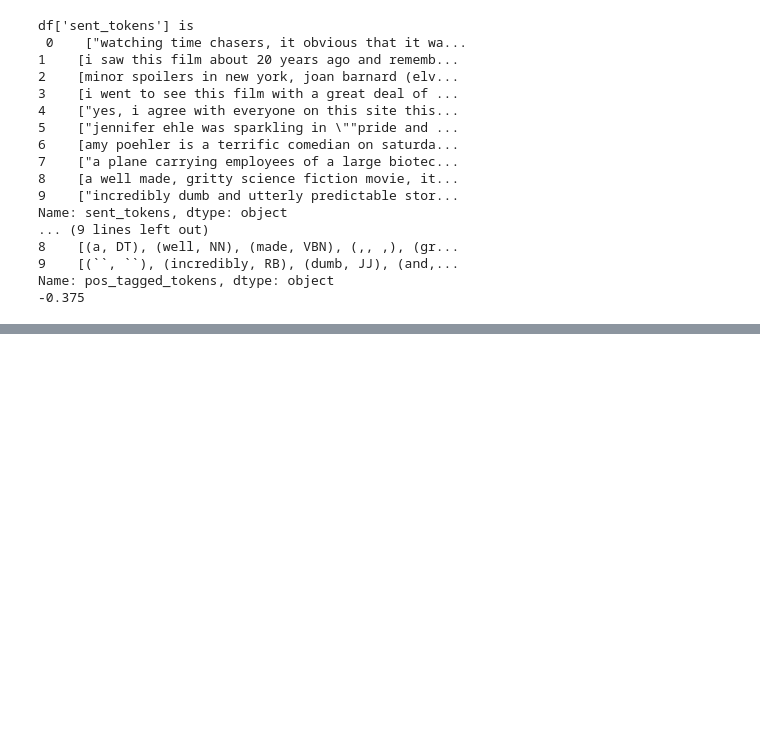
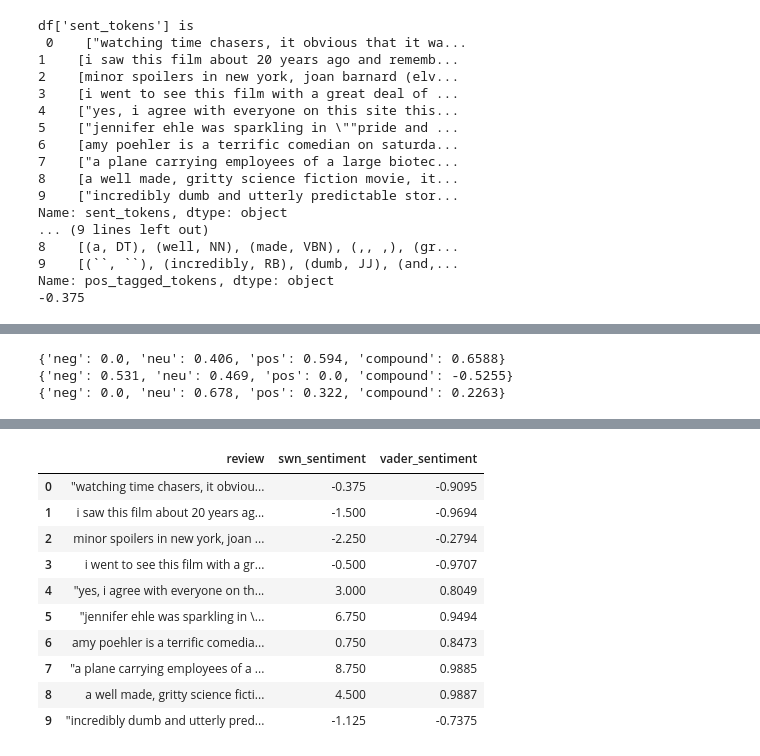
Before and after one commit to magnetclip/nlp, a Jupyter notebook: codeitnlp.ipynb, the cells around one changed output, grey strips where cells are left out. Drawn from its saved outputs; the diff is of its cells as text; code cells hidden in the pictures; blank space fills up the shorter version.

Commit message:
Proceed ch05, lesson09 Vader (Sentiment Intensity Analyzer) practice in codeitnlp.ipynb

```diff
--- a/codeitnlp.ipynb
+++ b/codeitnlp.ipynb
@@ -30,6 +30,10 @@ from nltk.corpus import stopwords
 nltk.download('stopwords')
 nltk.download('sentiwordnet')
 from nltk.corpus import sentiwordnet as swn
+#
+from nltk.sentiment.vader import SentimentIntensityAnalyzer
+nltk.download('vader_lexicon')
+
 
 stopwords_set = set(stopwords.words('english'))
 
@@ -143,5 +147,12 @@ def swn_polarity(pos_tagged_words):  # 감성 지수를 구하는 코드
         senti_score += word_senti_score
 
     return senti_score
+
+def vader_sentiment(text):
+    analyzer = SentimentIntensityAnalyzer()
+
+    senti_score = analyzer.polarity_scores(text)['compound']
+
+    return senti_score
 # %% [output]
 [nltk_data] Downloading package punkt to /root/nltk_data...
@@ -889,0 +924,32 @@ Name: pos_tagged_tokens, dtype: object
+# %%
+import nltk
+from nltk.sentiment.vader import SentimentIntensityAnalyzer
+nltk.download('vader_lexicon')
+
+senti_analyzer = SentimentIntensityAnalyzer()
+
+text1 = "This is a great movie!"
+text2 = "This is a terrible movie!"
+text3 = "This movie was just okay."
+
+senti_scores_text1 = senti_analyzer.polarity_scores(text1)
+senti_scores_text2 = senti_analyzer.polarity_scores(text2)
+senti_scores_text3 = senti_analyzer.polarity_scores(text3)
+
+print(senti_scores_text1)
+print(senti_scores_text2)
+print(senti_scores_text3)
+
+def vader_sentiment(text):
+    analyzer = SentimentIntensityAnalyzer()
+
+    senti_score = analyzer.polarity_scores(text)['compound']
+
+    return senti_score
+
+df['vader_sentiment'] = df['review'].apply(vader_sentiment)
+df[['review', 'swn_sentiment', 'vader_sentiment']]
+# %% [output]
+{'neg': 0.0, 'neu': 0.406, 'pos': 0.594, 'compound': 0.6588}
+{'neg': 0.531, 'neu': 0.469, 'pos': 0.0, 'compound': -0.5255}
+{'neg': 0.0, 'neu': 0.678, 'pos': 0.322, 'compound': 0.2263}
@@ -889,0 +958,11 @@ Name: pos_tagged_tokens, dtype: object
+|  | review | swn_sentiment | vader_sentiment |
+| 0 | "watching time chasers, it obviou... | -0.375 | -0.9095 |
+| 1 | i saw this film about 20 years ag... | -1.500 | -0.9694 |
+| 2 | minor spoilers in new york, joan ... | -2.250 | -0.2794 |
+| 3 | i went to see this film with a gr... | -0.500 | -0.9707 |
+| 4 | "yes, i agree with everyone on th... | 3.000 | 0.8049 |
+| 5 | "jennifer ehle was sparkling in \... | 6.750 | 0.9494 |
+| 6 | amy poehler is a terrific comedia... | 0.750 | 0.8473 |
+| 7 | "a plane carrying employees of a ... | 8.750 | 0.9885 |
+| 8 | a well made, gritty science ficti... | 4.500 | 0.9887 |
+| 9 | "incredibly dumb and utterly pred... | -1.125 | -0.7375 |
```
Also changed, not shown: parts of 7 cells of this notebook.
